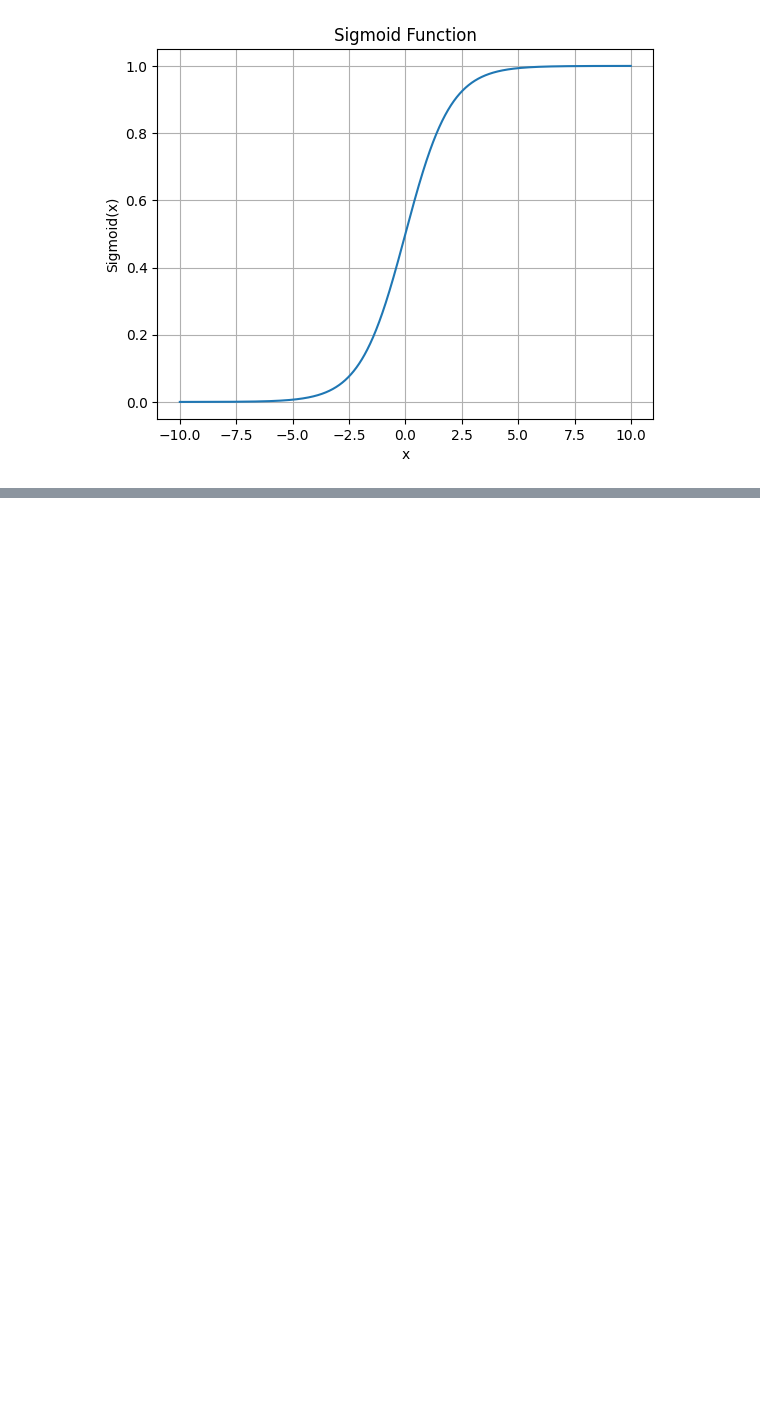
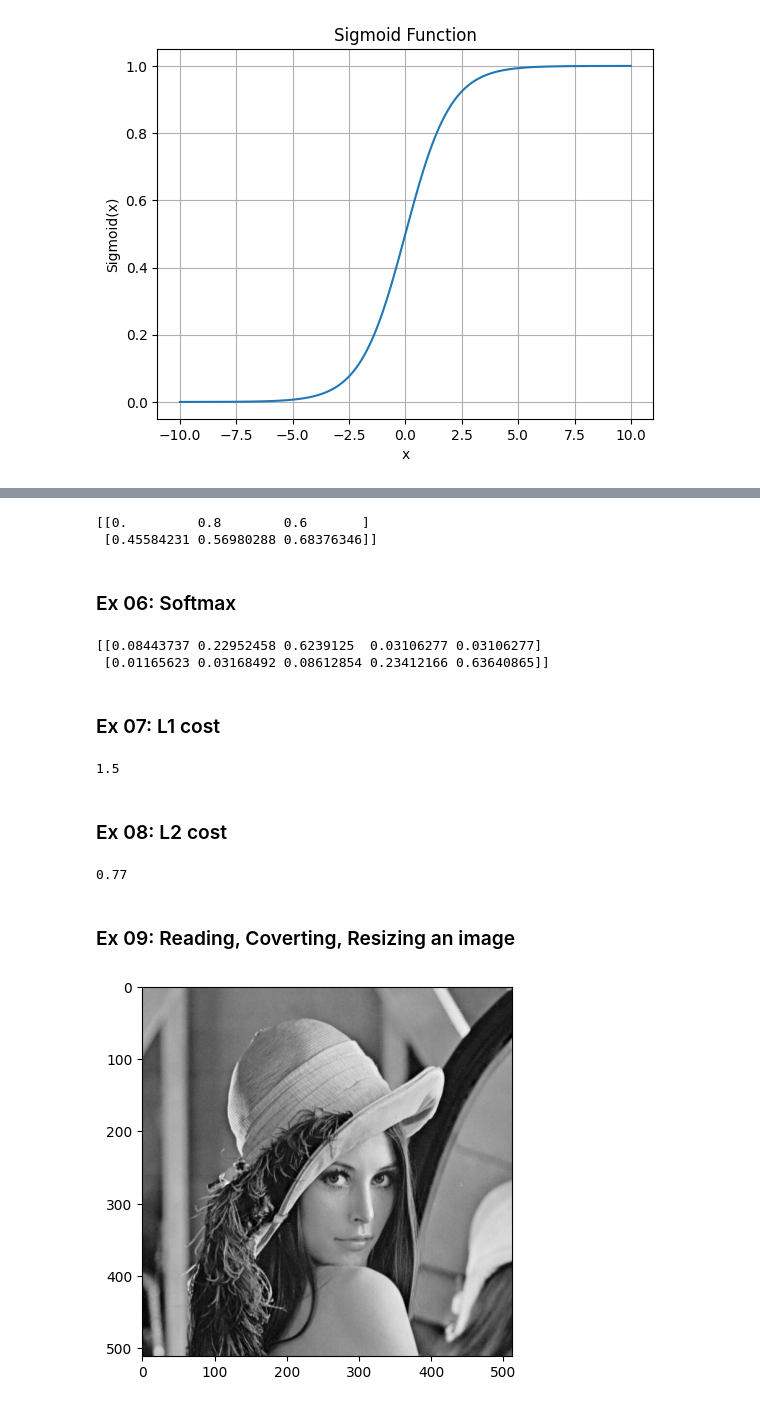
Before and after one commit to GiaKhangLuu/deep_learning_exercises, a Jupyter notebook: day_01/main.ipynb, the cells around one changed output, grey strips where cells are left out. Drawn from its saved outputs; the diff is of its cells as text; code cells hidden in the pictures; blank space fills up the shorter version.

```diff
--- a/day_01/main.ipynb
+++ b/day_01/main.ipynb
@@ -46,0 +107,64 @@ plt.show()
+# %%
+def normalize_rows(x):
+    norm = np.linalg.norm(x, axis=1, keepdims=True)
+    x = x / norm
+    return x
+
+x = np.array([[0, 4, 3], [4, 5, 6]])
+rs = normalize_rows(x)
+print(rs)
+# %% [output]
+[[0.         0.8        0.6       ]
+ [0.45584231 0.56980288 0.68376346]]
+# %% [markdown]
+### Ex 06: Softmax
+# %%
+def softmax(x):
+    x_exp = np.exp(x)
+    x_sum = np.sum(x_exp, axis=1, keepdims=True)
+    s = x_exp / x_sum
+    return s
+
+x = np.array([[1, 2, 3, 0, 0], [4, 5, 6, 7, 8]])
+rs = softmax(x)
+print(rs)
+# %% [output]
+[[0.08443737 0.22952458 0.6239125  0.03106277 0.03106277]
+ [0.01165623 0.03168492 0.08612854 0.23412166 0.63640865]]
+# %% [markdown]
+### Ex 07: L1 cost
+# %%
+def L1(y, yhat):
+    diff = np.abs(yhat - y)
+    loss = np.sum(diff)
+    return loss
+
+y = np.array([0.8, 0.4, 0.1, 0.4])
+yhat = np.array([1, 1, 0, 1])
+rs = L1(y, yhat)
+print(rs)
+# %% [output]
+1.5
+# %% [markdown]
+### Ex 08: L2 cost
+# %%
+def L2(y, yhat):
+    sqr_diff = np.square(yhat - y)
+    loss = np.sum(sqr_diff)
+    return loss
+
+y = np.array([0.8, 0.4, 0.1, 0.4])
+yhat = np.array([1, 1, 0, 1])
+rs = L2(y, yhat)
+print(rs)
+# %% [output]
+0.77
+# %% [markdown]
+### Ex 09: Reading, Coverting, Resizing an image
+# %%
+# Using plt to show
+img = cv2.imread('./asset/lenna_dump.png', cv2.IMREAD_GRAYSCALE)
+plt.imshow(img, cmap='gray')
+plt.show()
+# %% [output]
+[figure, added]
```
Also changed, not shown: parts of 12 cells of this notebook, 5 other files.
